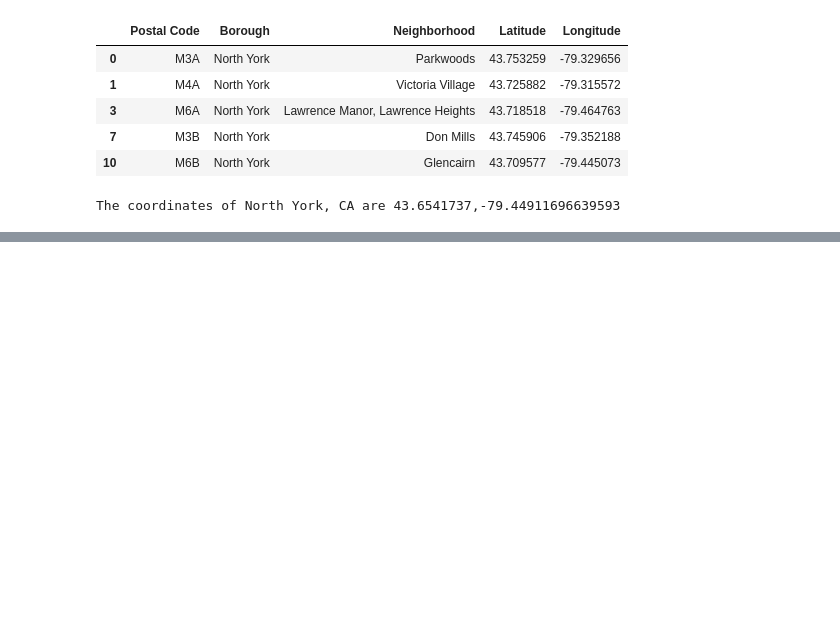
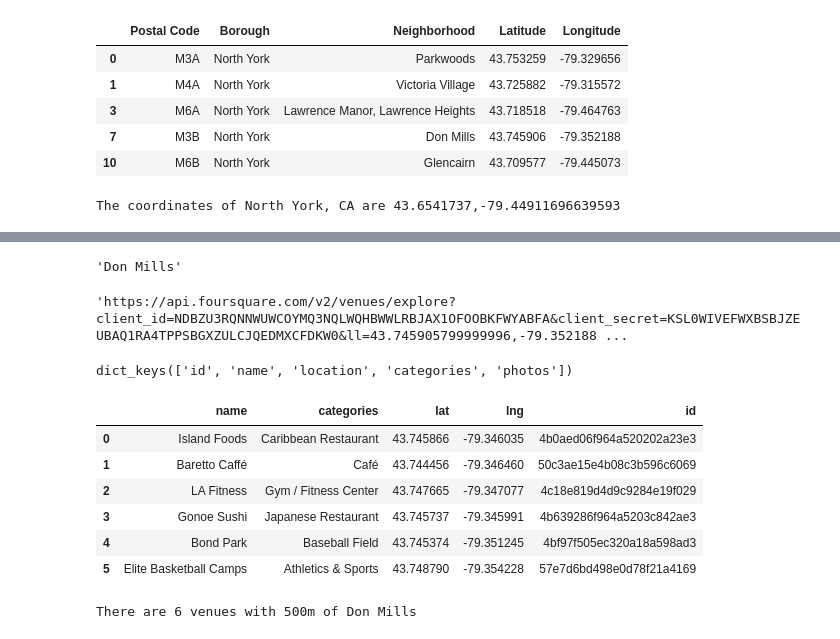
Before and after one commit to jimaid/Coursera_Capstone, a Jupyter notebook: Capstone.ipynb, the cells around one changed output, grey strips where cells are left out. Saved outputs shown, nothing was run; the diff lists cells and outputs as text; code cells hidden in the pictures; blank space fills up the shorter version.

Commit message:
found venues 500m of Don Mills, North York, Toronto Canada

```diff
--- a/Capstone.ipynb
+++ b/Capstone.ipynb
@@ -590,0 +602,54 @@ north_map
+# %%
+north_york.loc[7,'Neighborhood']
+# %% [output]
+'Don Mills'
+# %%
+northlat=north_york.loc[7,'Latitude']
+northlng=north_york.loc[7,'Longitude']
+LIMIT=100
+Radius=500
+# %%
+url='https://api.foursquare.com/v2/venues/explore?client_id={}&client_secret={}&ll={},{}&radius={}&limit={}&v={}'.format(
+    client_id,
+    client_secret,
+    northlat,
+    northlng,
+    radius,
+    LIMIT,
+    VERSION)
+url
+# %% [output]
+'https://api.foursquare.com/v2/venues/explore?client_id=NDBZU3RQNNWUWCOYMQ3NQLWQHBWWLRBJAX1OFOOBKFWYABFA&client_secret=KSL0WIVEFWXBSBJZEUBAQ1RA4TPPSBGXZULCJQEDMXCFDKW0&ll=43.745905799999996,-79.352188 ...
+# %%
+r = requests.get(url).json()
+#print(r['response']['groups'][0]['items'][0]['venue'].keys())
+result=r['response']['groups'][0]['items']
+# %% [output]
+dict_keys(['id', 'name', 'location', 'categories', 'photos'])
+# %%
+result = r['response']['groups'][0]['items']
+venues = json_normalize(result) #flatten json
+
+# filter columns
+filtered_columns = ['venue.name', 'venue.categories', 'venue.location.lat', 'venue.location.lng', 'venue.id']
+venues = venues.loc[:, filtered_columns]
+
+# filter the category for each row
+venues['venue.categories'] = venues.apply(get_category_type, axis=1)
+
+# clean columns
+venues.columns = [col.split(".")[-1] for col in venues.columns]
+
+venues.head(10)
+# %% [output]
+|  | name | categories | lat | lng | id |
+| 0 | Island Foods | Caribbean Restaurant | 43.745866 | -79.346035 | 4b0aed06f964a520202a23e3 |
+| 1 | Baretto Caffé | Café | 43.744456 | -79.346460 | 50c3ae15e4b08c3b596c6069 |
+| 2 | LA Fitness | Gym / Fitness Center | 43.747665 | -79.347077 | 4c18e819d4d9c9284e19f029 |
+| 3 | Gonoe Sushi | Japanese Restaurant | 43.745737 | -79.345991 | 4b639286f964a5203c842ae3 |
+| 4 | Bond Park | Baseball Field | 43.745374 | -79.351245 | 4bf97f505ec320a18a598ad3 |
+| 5 | Elite Basketball Camps | Athletics & Sports | 43.748790 | -79.354228 | 57e7d6bd498e0d78f21a4169 |
+# %%
+print ('There are {} venues with {}m of {}'.format(venues.shape[0], radius, north_york.loc[7,'Neighborhood']))
+# %% [output]
+There are 6 venues with 500m of Don Mills
```
Also changed, not shown: parts of 2 cells of this notebook.
